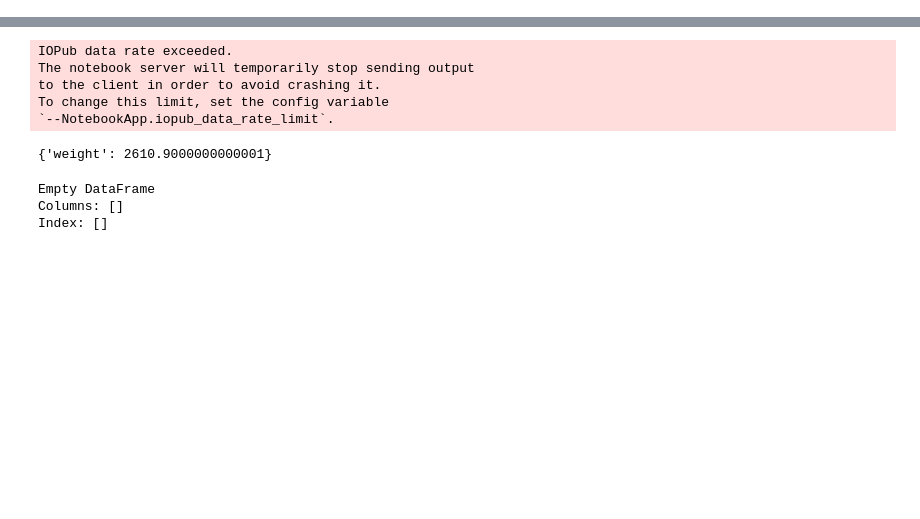
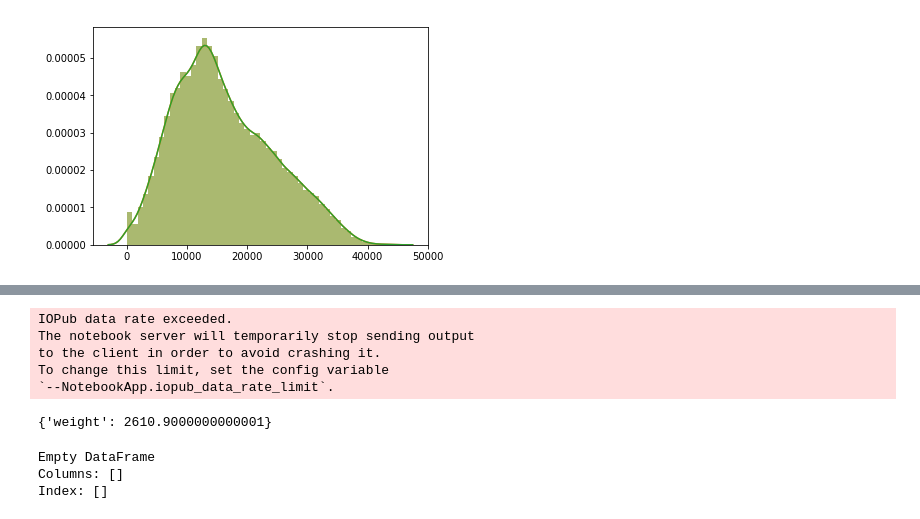
Before and after one commit to shawnwan47/ST_Attention, a Jupyter notebook: Untitled.ipynb, the cells around one changed output, grey strips where cells are left out. Drawn from its saved outputs; the diff is of its cells as text; code cells hidden in the pictures; blank space fills up the shorter version.

```diff
--- a/Untitled.ipynb
+++ b/Untitled.ipynb
@@ -13,0 +34,5 @@ link = la.load_link()
+# %%
+sns.distplot(dist.reshape(-1))
+plt.show()
+# %% [output]
+[figure, added]
```
Also changed, not shown: parts of 9 cells of this notebook, 14 other files.
